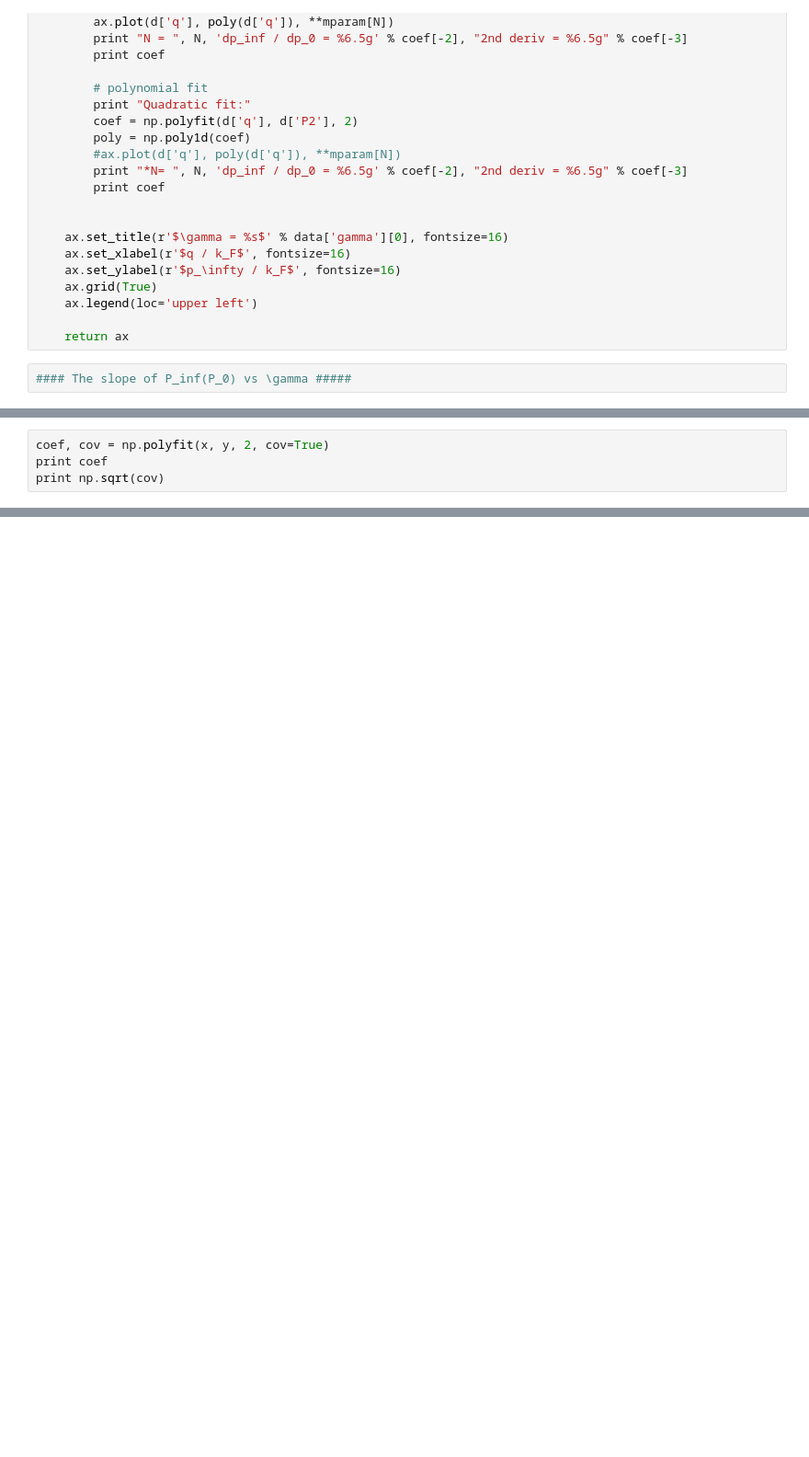
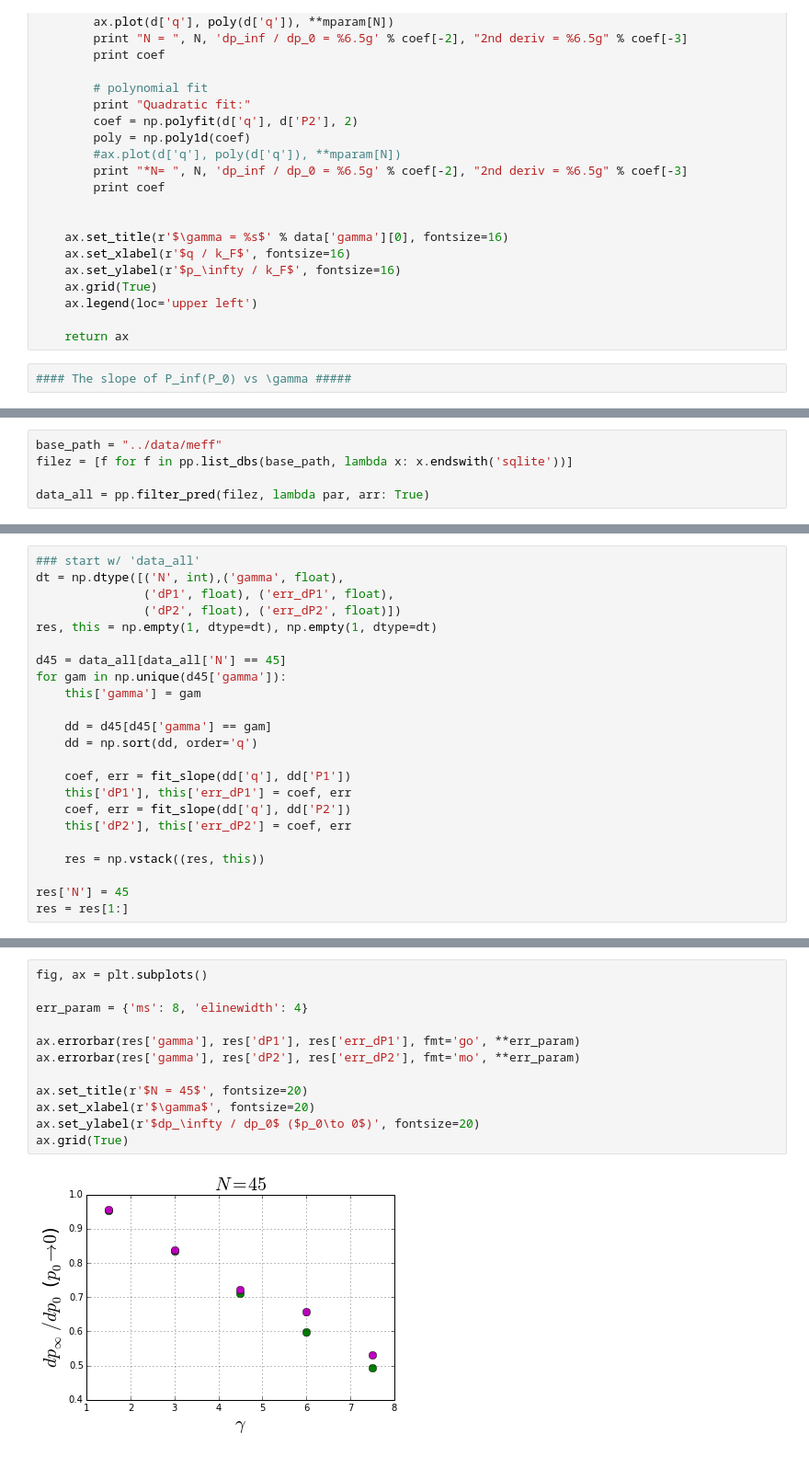
Before and after one commit to ev-br/mcba_dat_proc, a Jupyter notebook: m_eff_gamma_0.45.ipynb, the cells around one changed output, grey strips where cells are left out. Shown at 92% size. Cells and saved outputs as stored; diff of their text form; blank space fills up the shorter version.

Commit message:
ENH: dp_inf / dp_0 @ m_eff_gamma notebook

```diff
--- a/m_eff_gamma_0.45.ipynb
+++ b/m_eff_gamma_0.45.ipynb
@@ -204,0 +191,5 @@ x, y = d['q'], d['P2']
+# %%
+base_path = "../data/meff"
+filez = [f for f in pp.list_dbs(base_path, lambda x: x.endswith('sqlite'))]
+
+data_all = pp.filter_pred(filez, lambda par, arr: True)
@@ -213,4 +217,0 @@ print np.sqrt(cov)
-# %%
-coef, cov = np.polyfit(x, y, 2, cov=True)
-print coef
-print np.sqrt(cov)
@@ -235,0 +218,23 @@ array([[ 0.00237638,         nan],
+# %%
+### start w/ 'data_all'
+dt = np.dtype([('N', int),('gamma', float),
+               ('dP1', float), ('err_dP1', float),
+               ('dP2', float), ('err_dP2', float)])
+res, this = np.empty(1, dtype=dt), np.empty(1, dtype=dt)
+
+d45 = data_all[data_all['N'] == 45]
+for gam in np.unique(d45['gamma']):
+    this['gamma'] = gam
+
+    dd = d45[d45['gamma'] == gam]
+    dd = np.sort(dd, order='q')
+
+    coef, err = fit_slope(dd['q'], dd['P1'])
+    this['dP1'], this['err_dP1'] = coef, err
+    coef, err = fit_slope(dd['q'], dd['P2'])
+    this['dP2'], this['err_dP2'] = coef, err
+
+    res = np.vstack((res, this))
+
+res['N'] = 45
+res = res[1:]
@@ -235,0 +250,14 @@ array([[ 0.00237638,         nan],
+# %%
+fig, ax = plt.subplots()
+
+err_param = {'ms': 8, 'elinewidth': 4}
+
+ax.errorbar(res['gamma'], res['dP1'], res['err_dP1'], fmt='go', **err_param)
+ax.errorbar(res['gamma'], res['dP2'], res['err_dP2'], fmt='mo', **err_param)
+
+ax.set_title(r'$N = 45$', fontsize=20)
+ax.set_xlabel(r'$\gamma$', fontsize=20)
+ax.set_ylabel(r'$dp_\infty / dp_0$ ($p_0\to 0$)', fontsize=20)
+ax.grid(True)
+# %% [output]
+[figure, added]
```
Also changed, not shown: parts of 14 cells of this notebook, 2 other files.
